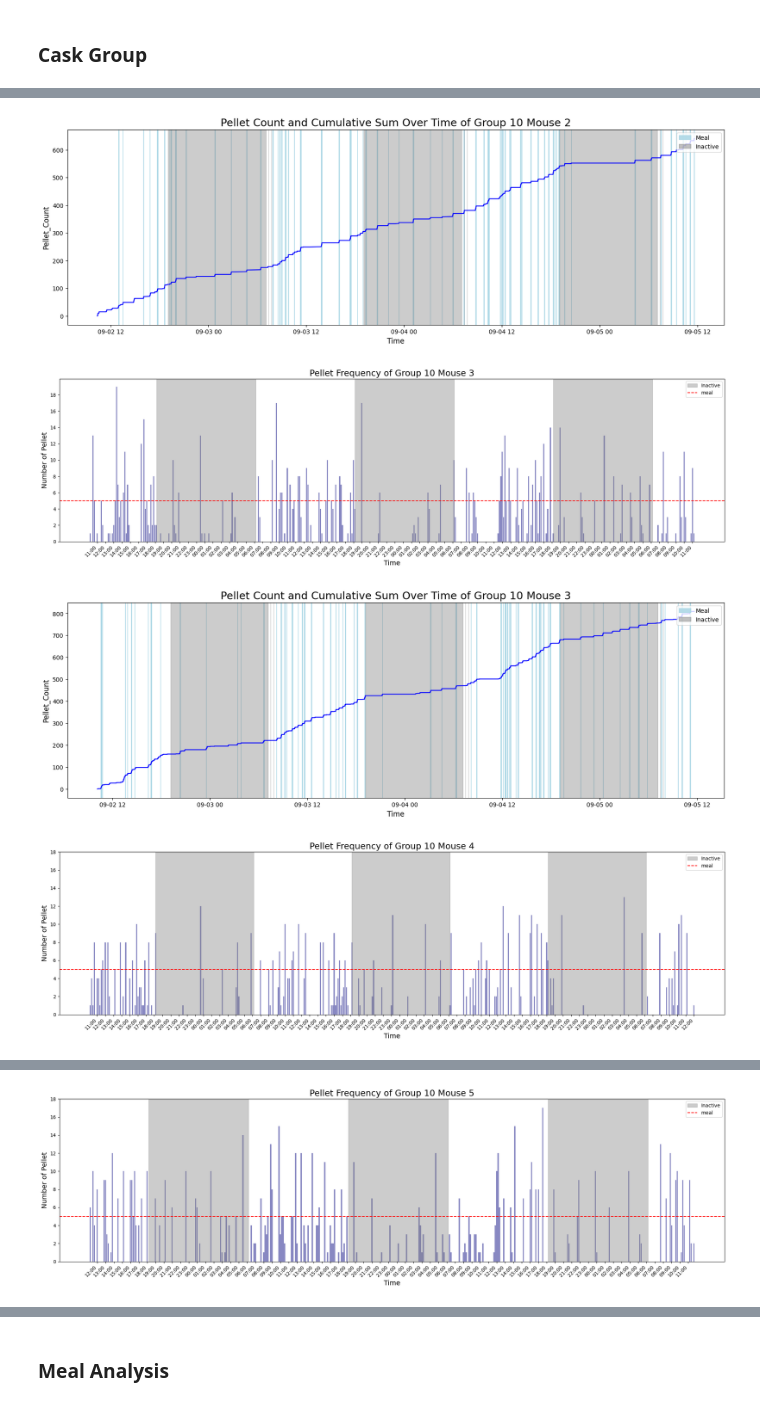
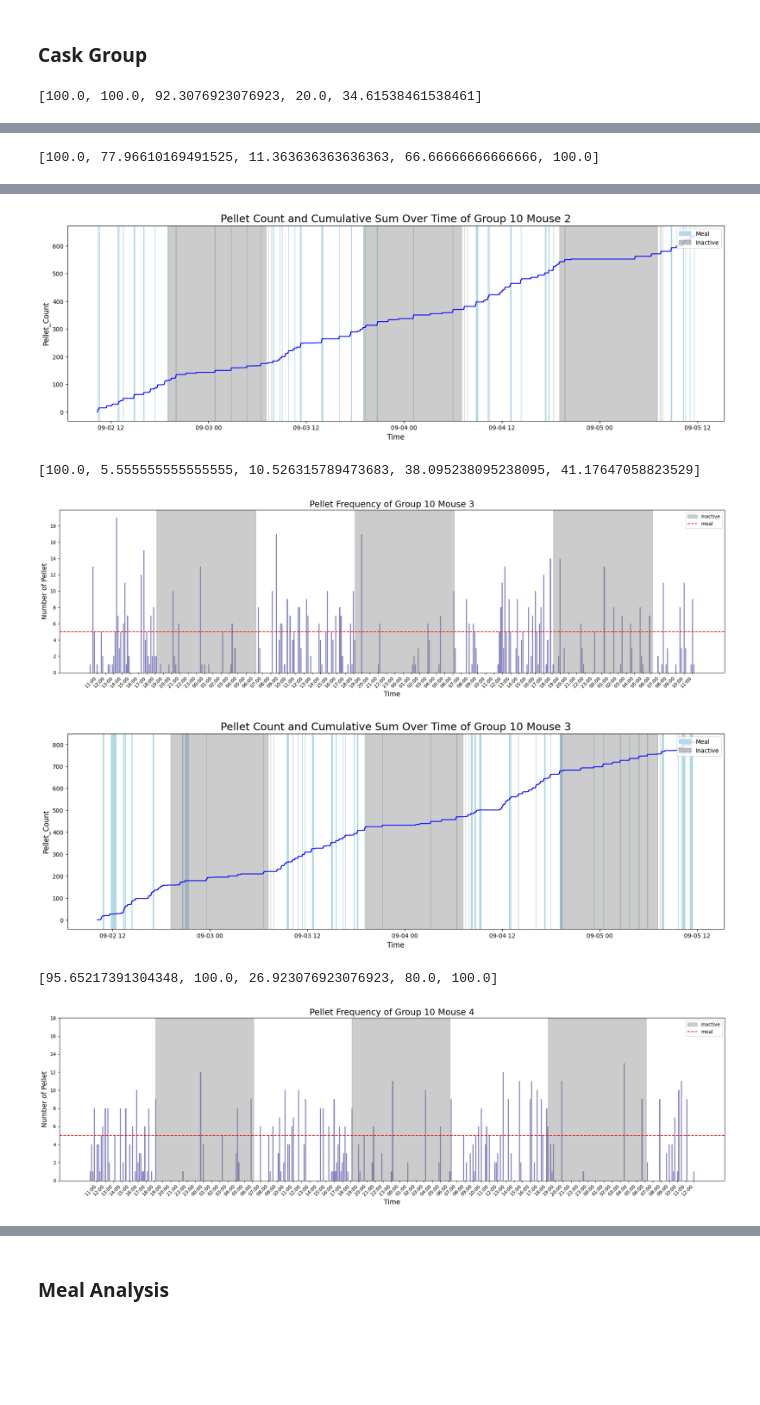
Before and after one commit to ftlabucsd/FEDUPP, a Jupyter notebook: CASK/CASK Rev meal.ipynb, the cells around one changed output, grey strips where cells are left out. Cells and saved outputs as stored; diff of their text form; code cells hidden in the pictures; blank space fills up the shorter version.

```diff
--- a/CASK/CASK Rev meal.ipynb
+++ b/CASK/CASK Rev meal.ipynb
@@ -10,6 +10,7 @@ import paths
 from preprocessing import read_csv_clean
 
 time_threshold = 60
+pellet_threshold = 3
 # %% [markdown]
 ### Control Group
 # %%
@@ -22,7 +23,8 @@ for path in paths.contigency_flip_ctrl:
     data = read_csv_clean(path, remove_trivial=False, collect_time=True)
     # meal = ml.find_meals(data, pellet_count_threshold=pellet_count_threshold,
     #                      collect_quantile=collect_quantile, pellet_quantile=pellet_quantile)
-    meal = ml.find_meals_paper(data, time_threshold=time_threshold)
+    meal, meal_pellet_cnt, meal_acc = ml.find_meals_paper(data, time_threshold=time_threshold, pellet_threshold=pellet_threshold)
+    val_idx = next((i for i, x in enumerate(meal_acc) if x >= 60), -1) # find first meal that has >60% accuracy
     meal_1 = (meal[0][0] - data['Time'][0]).total_seconds() / 60
     group = ml.pellet_flip(data)
     bhv, num = tl.get_bhv_num(path)
@@ -31,7 +33,8 @@ for path in paths.contigency_flip_ctrl:
     ctrl_avg_pellet.append(ml.average_pellet(group))
     ctrl_dark_meals.append(ml.active_meal(meal))
     ctrl_fir_meal.append(meal_1)
+    print(meal_acc[:5])
     ml.graph_pellet_frequency(group, bhv, num)
     ml.graphing_cum_count(data, meal, bhv, num, flip=True)
-# meal
+# # meal
 # %% [output]
@@ -61,15 +65,18 @@ for path in paths.contigency_flip_cask:
     bhv, num = tl.get_bhv_num(path)
     # meal = ml.find_meals(data, pellet_count_threshold=pellet_count_threshold,
     #                      collect_quantile=collect_quantile, pellet_quantile=pellet_quantile)
-    meal = ml.find_meals_paper(data, time_threshold=time_threshold)
+    meal, meal_pellet_cnt, meal_acc = ml.find_meals_paper(data, time_threshold=time_threshold, pellet_threshold=pellet_threshold)
     avg = round(len(meal) / ml.experiment_duration(data), 2)
-    meal_1 = (meal[0][0] - data['Time'][0]).total_seconds() / 60
+    val_idx = next((i for i, x in enumerate(meal_acc) if x >= 60), -1) # find first meal that has >60% accuracy
+    meal_1 = (meal[1][0] - data['Time'][0]).total_seconds() / 60
     cask_fir_meal.append(meal_1)
     flip_cask_meal_count.append(avg)
     cask_avg_pellet.append(ml.average_pellet(group))
     cask_dark_meals.append(ml.active_meal(meal))
+    print(meal_acc[:5])
 
     ml.graph_pellet_frequency(group, bhv, num)
     ml.graphing_cum_count(data, meal, bhv, num, flip=True)
 # %% [output]
+[100.0, 100.0, 92.3076923076923, 20.0, 34.61538461538461]
 [figure]
@@ -77,5 +84,8 @@ for path in paths.contigency_flip_cask:
+[100.0, 77.96610169491525, 11.363636363636363, 66.66666666666666, 100.0]
 [figure]
-[figure, old version]
+[figure, new version]
+[100.0, 5.555555555555555, 10.526315789473683, 38.095238095238095, 41.17647058823529]
 [figure]
-[figure, old version]
+[figure, new version]
+[95.65217391304348, 100.0, 26.923076923076923, 80.0, 100.0]
 [figure]
@@ -83 +92,0 @@ for path in paths.contigency_flip_cask:
-[figure, removed]
```
Also changed, not shown: parts of 8 cells of this notebook, 9 other files.
